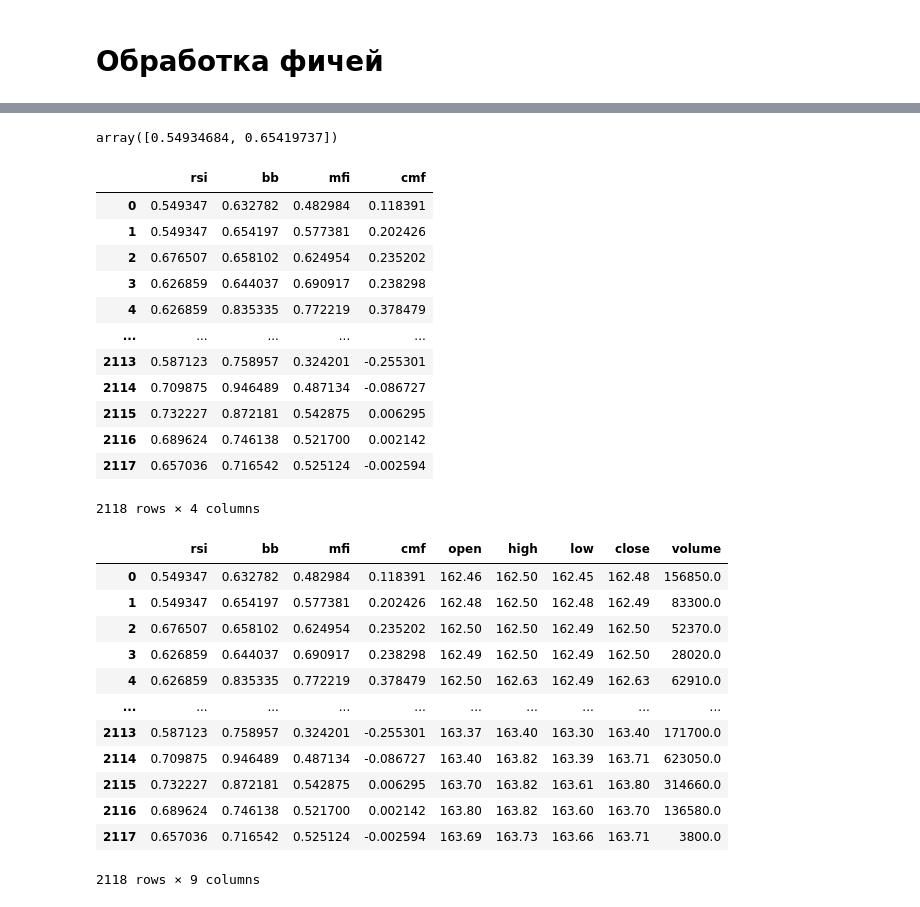
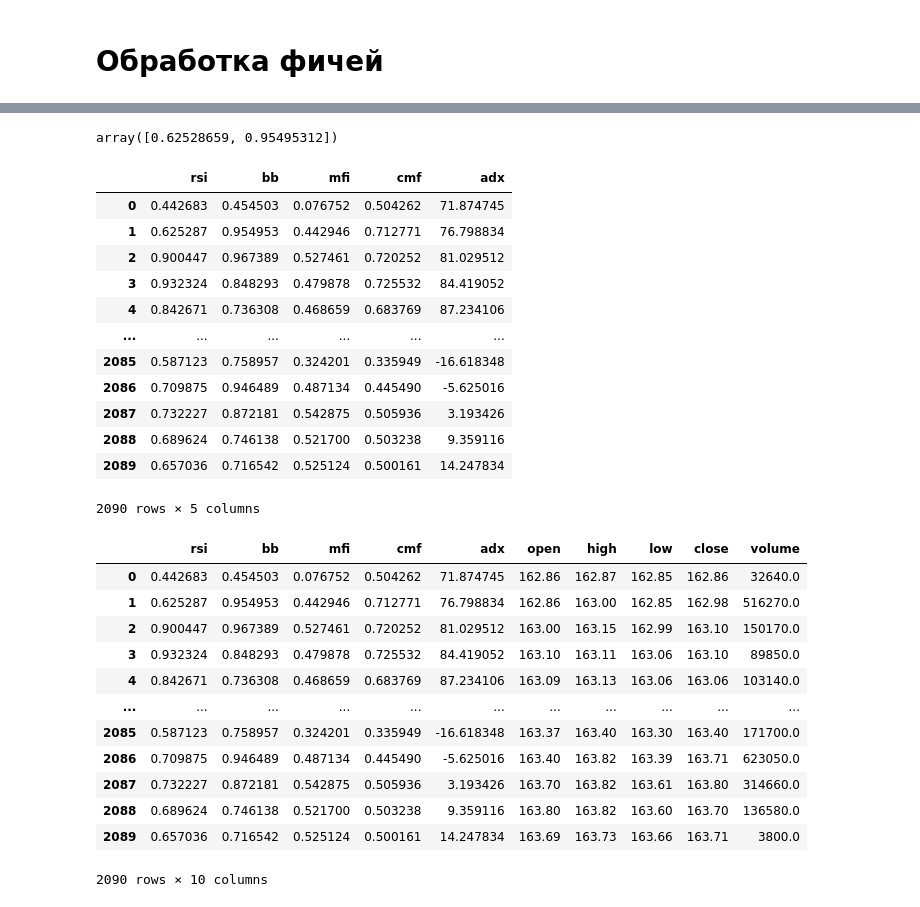
Before and after one commit to ArtemChuprov/TradingML, a Jupyter notebook: main5.ipynb, the cells around one changed output, grey strips where cells are left out. Drawn from its saved outputs; the diff is of its cells as text; code cells hidden in the pictures.

```diff
--- a/main5.ipynb
+++ b/main5.ipynb
@@ -80,0 +71,7 @@ def prepare_target(df, steps_obs: int = 3):
+# %%
+ADX_values = ADX(
+    high=df["high"],
+    low=df["low"],
+    close=df["close"],
+    n_steps=3 * n_steps,
+)
@@ -81,8 +98,8 @@ def prepare_target(df, steps_obs: int = 3):
 # %%
 indicator_data = (
     pd.DataFrame(
-        data=np.array([rsi_values, bb_values, mfi_values, cmf_values]).T,
-        columns=["rsi", "bb", "mfi", "cmf"],
+        data=np.array([rsi_values, bb_values, mfi_values, cmf_values, ADX_values]).T,
+        columns=["rsi", "bb", "mfi", "cmf", "adx"],
     )
     .dropna()
     .reset_index(drop=True)
@@ -139,42 +156,42 @@ indicator_data
 # %%
 indicator_data[["rsi", "bb"]].iloc[1].values
 # %% [output]
-array([0.54934684, 0.65419737])
+array([0.62528659, 0.95495312])
 # %%
 indicator_data
 # %% [output]
-|  | rsi | bb | mfi | cmf |
-| 0 | 0.549347 | 0.632782 | 0.482984 | 0.118391 |
-| 1 | 0.549347 | 0.654197 | 0.577381 | 0.202426 |
-| 2 | 0.676507 | 0.658102 | 0.624954 | 0.235202 |
-| 3 | 0.626859 | 0.644037 | 0.690917 | 0.238298 |
-| 4 | 0.626859 | 0.835335 | 0.772219 | 0.378479 |
-| ... | ... | ... | ... | ... |
-| 2113 | 0.587123 | 0.758957 | 0.324201 | -0.255301 |
-| 2114 | 0.709875 | 0.946489 | 0.487134 | -0.086727 |
-| 2115 | 0.732227 | 0.872181 | 0.542875 | 0.006295 |
-| 2116 | 0.689624 | 0.746138 | 0.521700 | 0.002142 |
-| 2117 | 0.657036 | 0.716542 | 0.525124 | -0.002594 |
+|  | rsi | bb | mfi | cmf | adx |
+| 0 | 0.442683 | 0.454503 | 0.076752 | 0.504262 | 71.874745 |
+| 1 | 0.625287 | 0.954953 | 0.442946 | 0.712771 | 76.798834 |
+| 2 | 0.900447 | 0.967389 | 0.527461 | 0.720252 | 81.029512 |
+| 3 | 0.932324 | 0.848293 | 0.479878 | 0.725532 | 84.419052 |
+| 4 | 0.842671 | 0.736308 | 0.468659 | 0.683769 | 87.234106 |
+| ... | ... | ... | ... | ... | ... |
+| 2085 | 0.587123 | 0.758957 | 0.324201 | 0.335949 | -16.618348 |
+| 2086 | 0.709875 | 0.946489 | 0.487134 | 0.445490 | -5.625016 |
+| 2087 | 0.732227 | 0.872181 | 0.542875 | 0.505936 | 3.193426 |
+| 2088 | 0.689624 | 0.746138 | 0.521700 | 0.503238 | 9.359116 |
+| 2089 | 0.657036 | 0.716542 | 0.525124 | 0.500161 | 14.247834 |
-2118 rows × 4 columns
+2090 rows × 5 columns
 # %%
 all_data = indicator_data.copy()
-all_data[df.columns] = df.iloc[n_steps:, :].values
+all_data[df.columns] = df.iloc[len(df) - len(indicator_data) :, :].values
 
 all_data
 # %% [output]
-|  | rsi | bb | mfi | cmf | open | high | low | close | volume |
-| 0 | 0.549347 | 0.632782 | 0.482984 | 0.118391 | 162.46 | 162.50 | 162.45 | 162.48 | 156850.0 |
-| 1 | 0.549347 | 0.654197 | 0.577381 | 0.202426 | 162.48 | 162.50 | 162.48 | 162.49 | 83300.0 |
-| 2 | 0.676507 | 0.658102 | 0.624954 | 0.235202 | 162.50 | 162.50 | 162.49 | 162.50 | 52370.0 |
-| 3 | 0.626859 | 0.644037 | 0.690917 | 0.238298 | 162.49 | 162.50 | 162.49 | 162.50 | 28020.0 |
-| 4 | 0.626859 | 0.835335 | 0.772219 | 0.378479 | 162.50 | 162.63 | 162.49 | 162.63 | 62910.0 |
-| ... | ... | ... | ... | ... | ... | ... | ... | ... | ... |
-| 2113 | 0.587123 | 0.758957 | 0.324201 | -0.255301 | 163.37 | 163.40 | 163.30 | 163.40 | 171700.0 |
-| 2114 | 0.709875 | 0.946489 | 0.487134 | -0.086727 | 163.40 | 163.82 | 163.39 | 163.71 | 623050.0 |
-| 2115 | 0.732227 | 0.872181 | 0.542875 | 0.006295 | 163.70 | 163.82 | 163.61 | 163.80 | 314660.0 |
-| 2116 | 0.689624 | 0.746138 | 0.521700 | 0.002142 | 163.80 | 163.82 | 163.60 | 163.70 | 136580.0 |
-| 2117 | 0.657036 | 0.716542 | 0.525124 | -0.002594 | 163.69 | 163.73 | 163.66 | 163.71 | 3800.0 |
+|  | rsi | bb | mfi | cmf | adx | open | high | low | close | volume |
+| 0 | 0.442683 | 0.454503 | 0.076752 | 0.504262 | 71.874745 | 162.86 | 162.87 | 162.85 | 162.86 | 32640.0 |
+| 1 | 0.625287 | 0.954953 | 0.442946 | 0.712771 | 76.798834 | 162.86 | 163.00 | 162.85 | 162.98 | 516270.0 |
+| 2 | 0.900447 | 0.967389 | 0.527461 | 0.720252 | 81.029512 | 163.00 | 163.15 | 162.99 | 163.10 | 150170.0 |
+| 3 | 0.932324 | 0.848293 | 0.479878 | 0.725532 | 84.419052 | 163.10 | 163.11 | 163.06 | 163.10 | 89850.0 |
+| 4 | 0.842671 | 0.736308 | 0.468659 | 0.683769 | 87.234106 | 163.09 | 163.13 | 163.06 | 163.06 | 103140.0 |
+| ... | ... | ... | ... | ... | ... | ... | ... | ... | ... | ... |
+| 2085 | 0.587123 | 0.758957 | 0.324201 | 0.335949 | -16.618348 | 163.37 | 163.40 | 163.30 | 163.40 | 171700.0 |
+| 2086 | 0.709875 | 0.946489 | 0.487134 | 0.445490 | -5.625016 | 163.40 | 163.82 | 163.39 | 163.71 | 623050.0 |
+| 2087 | 0.732227 | 0.872181 | 0.542875 | 0.505936 | 3.193426 | 163.70 | 163.82 | 163.61 | 163.80 | 314660.0 |
+| 2088 | 0.689624 | 0.746138 | 0.521700 | 0.503238 | 9.359116 | 163.80 | 163.82 | 163.60 | 163.70 | 136580.0 |
+| 2089 | 0.657036 | 0.716542 | 0.525124 | 0.500161 | 14.247834 | 163.69 | 163.73 | 163.66 | 163.71 | 3800.0 |
-2118 rows × 9 columns
+2090 rows × 10 columns
 # %%
 # train - test split
 N = len(all_data)
```
Also changed, not shown: parts of 12 cells of this notebook, 1 other file.
